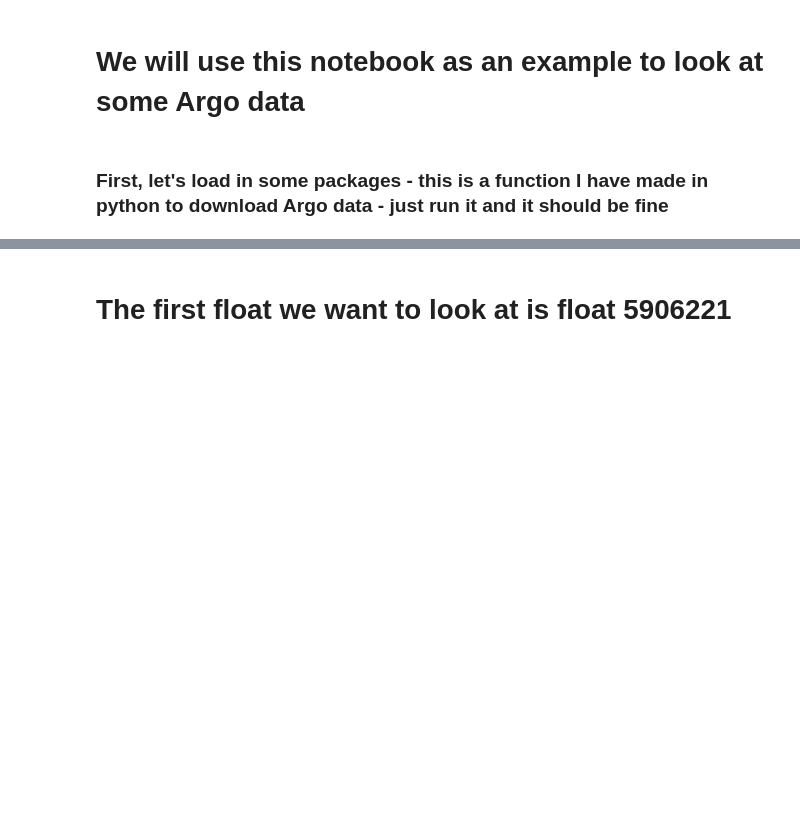
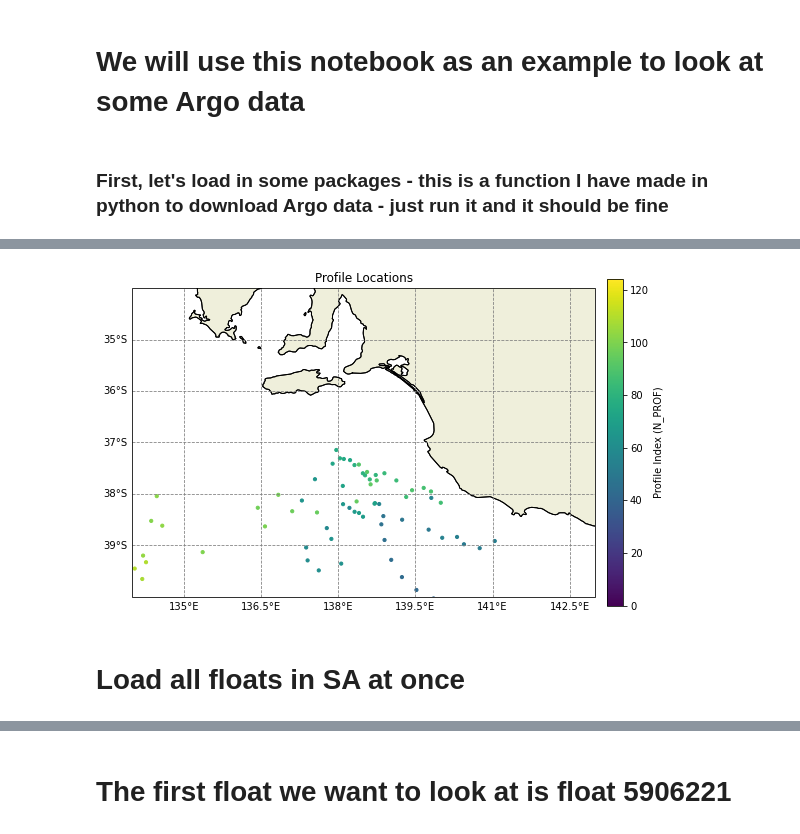
Before and after one commit to ribeiron/CAPSTAN_HAB_work, a Jupyter notebook: Notebooks/argo_data_access_JW.ipynb, the cells around one changed output, grey strips where cells are left out. Saved outputs shown, nothing was run; the diff lists cells and outputs as text; code cells hidden in the pictures; blank space fills up the shorter version.

```diff
--- a/Notebooks/argo_data_access_JW.ipynb
+++ b/Notebooks/argo_data_access_JW.ipynb
@@ -179,0 +478,44 @@ def download_file(url_path,filename,save_to=None,overwrite=False,verbose=True):
+# %%
+import cartopy.crs as ccrs
+import cartopy.feature as cfeature
+
+# Make a figure
+fig = plt.figure(figsize=(10, 6))
+ax = plt.axes(projection=ccrs.PlateCarree())
+
+# Add land, coastlines
+ax.add_feature(cfeature.LAND, zorder=0, edgecolor='black')
+ax.coastlines()
+
+# Scatter the lat/lon points and save the scatter object
+sc = plt.scatter(
+    binned_ds.longitude.values,
+    binned_ds.latitude.values,
+    c=binned_ds.N_PROF,
+    cmap='viridis',
+    s=10,
+    transform=ccrs.PlateCarree()
+)
+
+# Set map extent
+ax.set_extent([134, 143, -40, -34])
+
+# Add gridlines and label them
+gl = ax.gridlines(draw_labels=True, linestyle='--', color='gray')
+gl.top_labels = False
+gl.right_labels = False
+
+# Add a colorbar
+cbar = plt.colorbar(sc, ax=ax, orientation='vertical', pad=0.02)
+cbar.set_label('Profile Index (N_PROF)')
+
+# Labels
+ax.set_title('Profile Locations')
+plt.xlabel('Longitude')
+plt.ylabel('Latitude')
+
+plt.show()
+# %% [output]
+[figure, added]
+# %% [markdown]
+# Load all floats in SA at once
```
Also changed, not shown: parts of 40 cells of this notebook, 7 other files.
